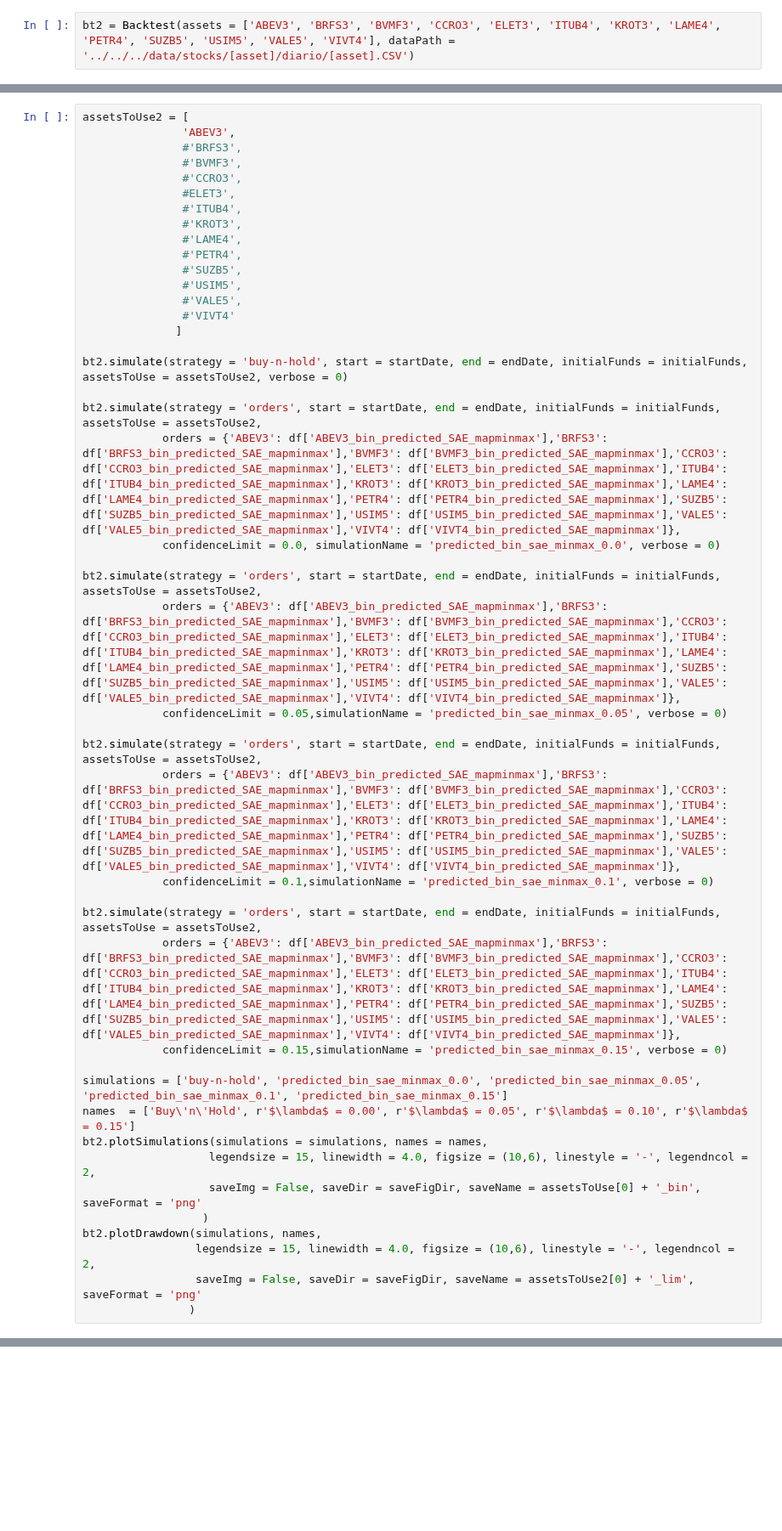
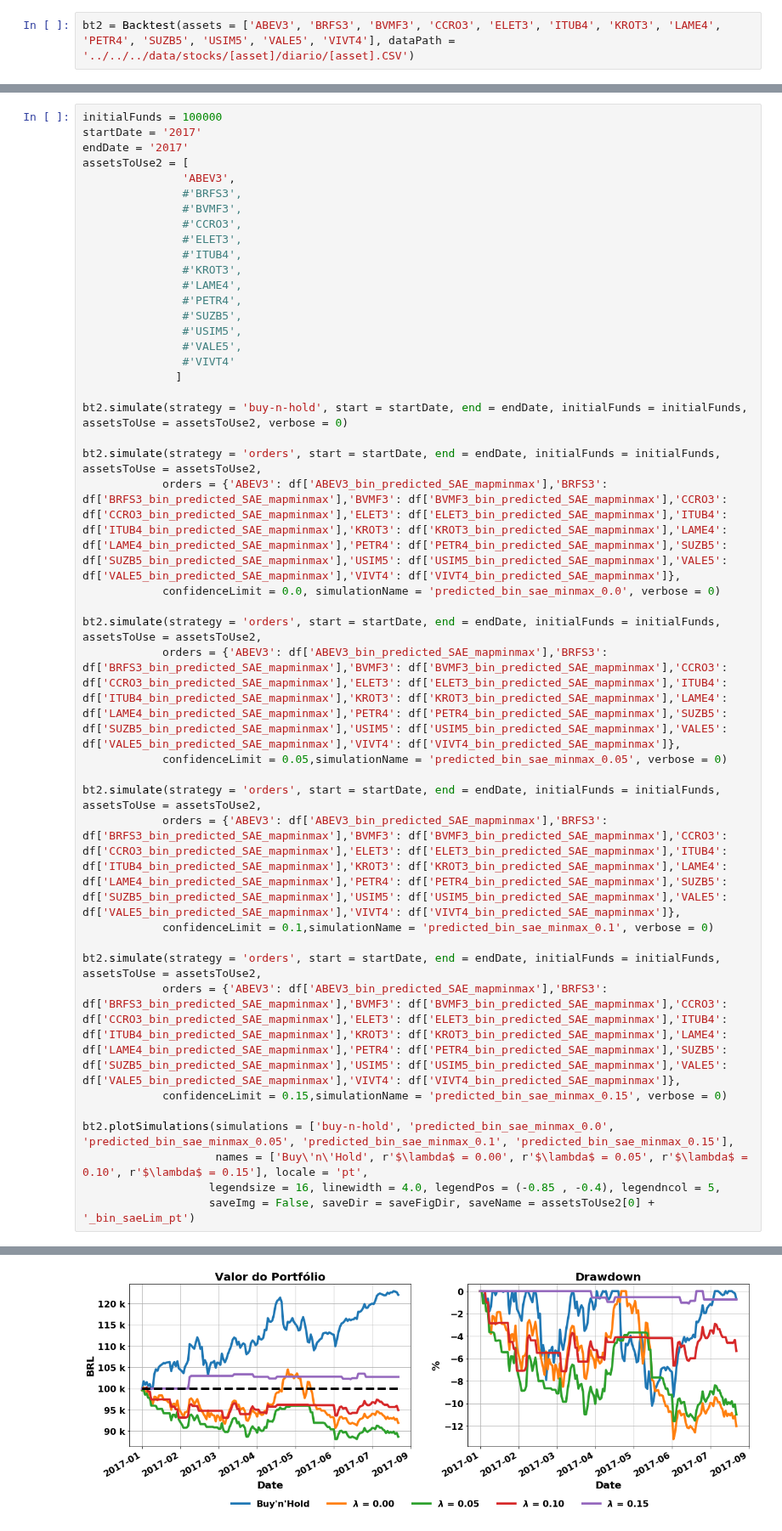
Before and after one commit to danilofrp/neural-stocks, a Jupyter notebook: notebooks/Backtesting/Backtesting2.ipynb, the cells around one changed output, grey strips where cells are left out. Shown at 85% size. Cells and saved outputs as stored; diff of their text form; blank space fills up the shorter version.

```diff
--- a/notebooks/Backtesting/Backtesting2.ipynb
+++ b/notebooks/Backtesting/Backtesting2.ipynb
@@ -1098,10 +466,13 @@ Portfolio value at end: 100703.13 BRL
 # %%
+initialFunds = 100000
+startDate = '2017'
+endDate = '2017'
 assetsToUse2 = [
                'ABEV3',
                #'BRFS3',
                #'BVMF3',
                #'CCRO3',
-               #ELET3',
+               #'ELET3',
                #'ITUB4',
                #'KROT3',
                #'LAME4',
@@ -1130,13 +501,8 @@ bt2.simulate(strategy = 'orders', start = startDate, end = endDate, initialFunds
             orders = {'ABEV3': df['ABEV3_bin_predicted_SAE_mapminmax'],'BRFS3': df['BRFS3_bin_predicted_SAE_mapminmax'],'BVMF3': df['BVMF3_bin_predicted_SAE_mapminmax'],'CCRO3': df['CCRO3_bin_predicted_SAE_mapminmax'],'ELET3': df['ELET3_bin_predicted_SAE_mapminmax'],'ITUB4': df['ITUB4_bin_predicted_SAE_mapminmax'],'KROT3': df['KROT3_bin_predicted_SAE_mapminmax'],'LAME4': df['LAME4_bin_predicted_SAE_mapminmax'],'PETR4': df['PETR4_bin_predicted_SAE_mapminmax'],'SUZB5': df['SUZB5_bin_predicted_SAE_mapminmax'],'USIM5': df['USIM5_bin_predicted_SAE_mapminmax'],'VALE5': df['VALE5_bin_predicted_SAE_mapminmax'],'VIVT4': df['VIVT4_bin_predicted_SAE_mapminmax']},
             confidenceLimit = 0.15,simulationName = 'predicted_bin_sae_minmax_0.15', verbose = 0)
 
-simulations = ['buy-n-hold', 'predicted_bin_sae_minmax_0.0', 'predicted_bin_sae_minmax_0.05', 'predicted_bin_sae_minmax_0.1', 'predicted_bin_sae_minmax_0.15']
-names  = ['Buy\'n\'Hold', r'$\lambda$ = 0.00', r'$\lambda$ = 0.05', r'$\lambda$ = 0.10', r'$\lambda$ = 0.15']
-bt2.plotSimulations(simulations = simulations, names = names,
-                   legendsize = 15, linewidth = 4.0, figsize = (10,6), linestyle = '-', legendncol = 2,
-                   saveImg = False, saveDir = saveFigDir, saveName = assetsToUse[0] + '_bin', saveFormat = 'png'
-                  )
-bt2.plotDrawdown(simulations, names,
-                 legendsize = 15, linewidth = 4.0, figsize = (10,6), linestyle = '-', legendncol = 2,
-                 saveImg = False, saveDir = saveFigDir, saveName = assetsToUse2[0] + '_lim', saveFormat = 'png'
-                )
+bt2.plotSimulations(simulations = ['buy-n-hold', 'predicted_bin_sae_minmax_0.0', 'predicted_bin_sae_minmax_0.05', 'predicted_bin_sae_minmax_0.1', 'predicted_bin_sae_minmax_0.15'],
+                    names = ['Buy\'n\'Hold', r'$\lambda$ = 0.00', r'$\lambda$ = 0.05', r'$\lambda$ = 0.10', r'$\lambda$ = 0.15'], locale = 'pt',
+                   legendsize = 16, linewidth = 4.0, legendPos = (-0.85 , -0.4), legendncol = 5,
+                   saveImg = False, saveDir = saveFigDir, saveName = assetsToUse2[0] + '_bin_saeLim_pt')
+# %% [output]
@@ -1142,0 +527 @@ bt2.plotDrawdown(simulations, names,
+[figure, added]
```
Also changed, not shown: parts of 6 cells of this notebook, 5 other files.
